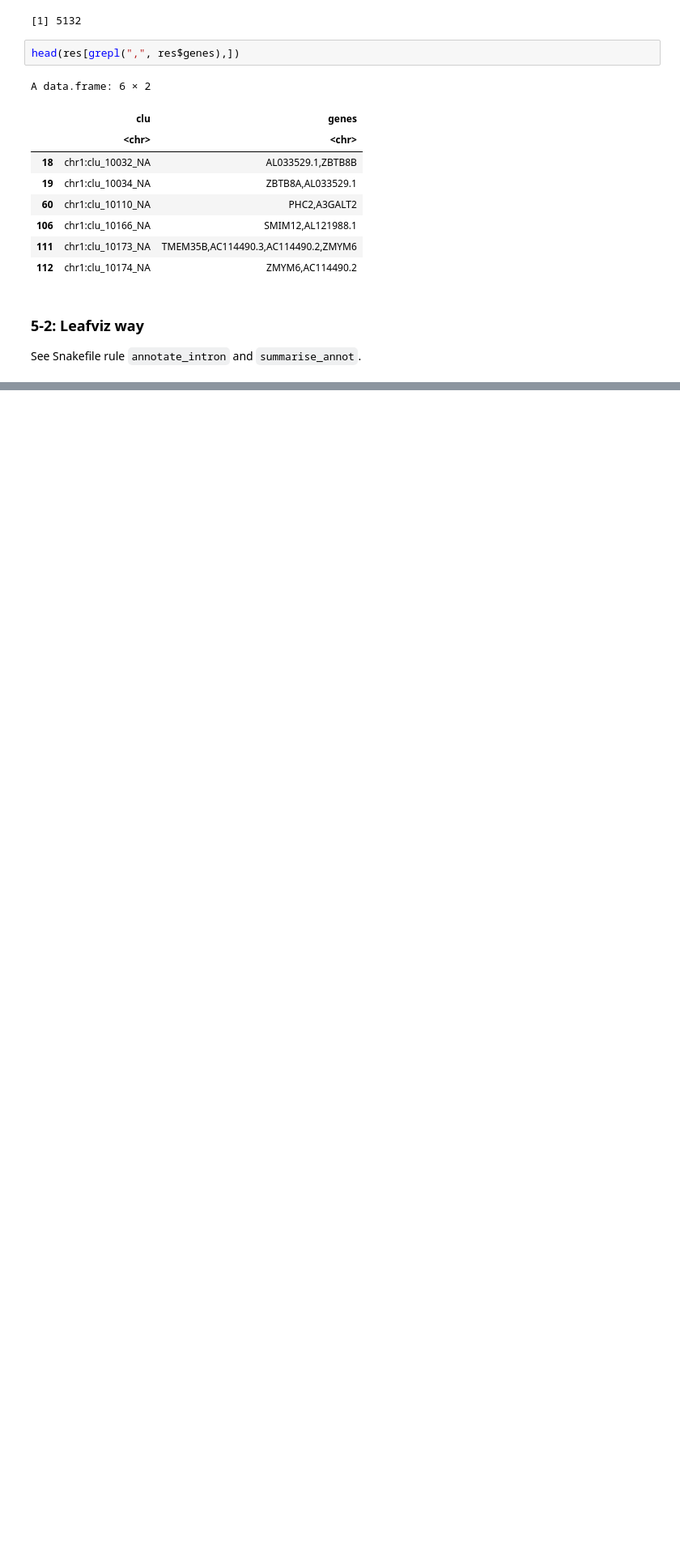
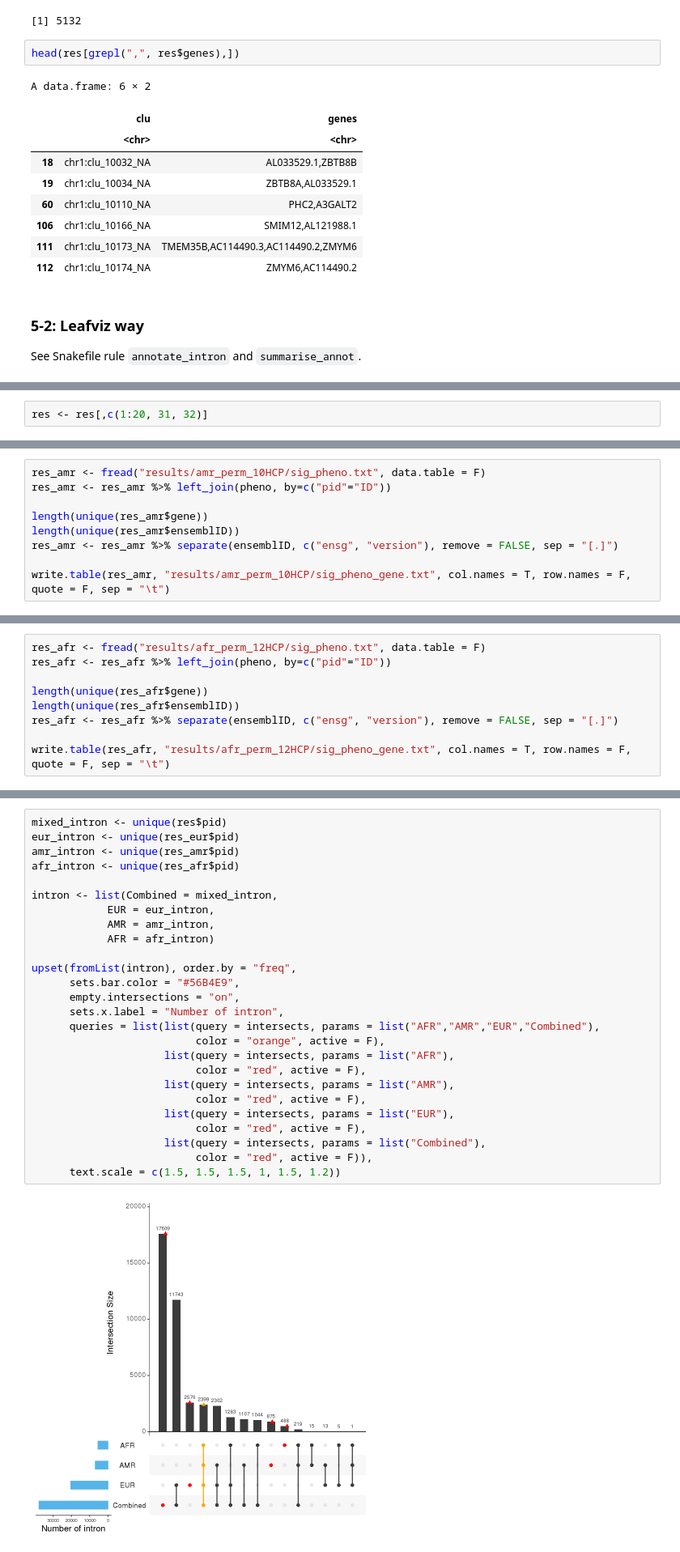
Before and after one commit to gandallab/devBrain_xQTL, a Jupyter notebook: code/04-QTL/cis-sQTL/sqtl_analysis.ipynb, the cells around one changed output, grey strips where cells are left out. Shown at 81% size. Saved outputs shown, nothing was run; the diff lists cells and outputs as text; blank space fills up the shorter version.

```diff
--- a/code/04-QTL/cis-sQTL/sqtl_analysis.ipynb
+++ b/code/04-QTL/cis-sQTL/sqtl_analysis.ipynb
@@ -1121,0 +1360,2 @@ See Snakefile rule `annotate_intron` and `summarise_annot`.
+# %%
+res <- res[,c(1:20, 31, 32)]
@@ -1121,0 +1410,9 @@ See Snakefile rule `annotate_intron` and `summarise_annot`.
+# %%
+res_amr <- fread("results/amr_perm_10HCP/sig_pheno.txt", data.table = F)
+res_amr <- res_amr %>% left_join(pheno, by=c("pid"="ID"))
+
+length(unique(res_amr$gene))
+length(unique(res_amr$ensemblID))
+res_amr <- res_amr %>% separate(ensemblID, c("ensg", "version"), remove = FALSE, sep = "[.]")
+
+write.table(res_amr, "results/amr_perm_10HCP/sig_pheno_gene.txt", col.names = T, row.names = F, quote = F, sep = "\t")
@@ -1121,0 +1424,9 @@ See Snakefile rule `annotate_intron` and `summarise_annot`.
+# %%
+res_afr <- fread("results/afr_perm_12HCP/sig_pheno.txt", data.table = F)
+res_afr <- res_afr %>% left_join(pheno, by=c("pid"="ID"))
+
+length(unique(res_afr$gene))
+length(unique(res_afr$ensemblID))
+res_afr <- res_afr %>% separate(ensemblID, c("ensg", "version"), remove = FALSE, sep = "[.]")
+
+write.table(res_afr, "results/afr_perm_12HCP/sig_pheno_gene.txt", col.names = T, row.names = F, quote = F, sep = "\t")
@@ -1121,0 +1496,28 @@ See Snakefile rule `annotate_intron` and `summarise_annot`.
+# %%
+mixed_intron <- unique(res$pid)
+eur_intron <- unique(res_eur$pid)
+amr_intron <- unique(res_amr$pid)
+afr_intron <- unique(res_afr$pid)
+
+intron <- list(Combined = mixed_intron,
+            EUR = eur_intron,
+            AMR = amr_intron,
+            AFR = afr_intron)
+
+upset(fromList(intron), order.by = "freq",
+      sets.bar.color = "#56B4E9",
+      empty.intersections = "on",
+      sets.x.label = "Number of intron",
+      queries = list(list(query = intersects, params = list("AFR","AMR","EUR","Combined"),
+                          color = "orange", active = F),
+                     list(query = intersects, params = list("AFR"),
+                          color = "red", active = F),
+                     list(query = intersects, params = list("AMR"),
+                          color = "red", active = F),
+                     list(query = intersects, params = list("EUR"),
+                          color = "red", active = F),
+                     list(query = intersects, params = list("Combined"),
+                          color = "red", active = F)),
+      text.scale = c(1.5, 1.5, 1.5, 1, 1.5, 1.2))
+# %% [output]
+[figure, added]
```
Also changed, not shown: parts of 67 cells of this notebook, 5 other files.
